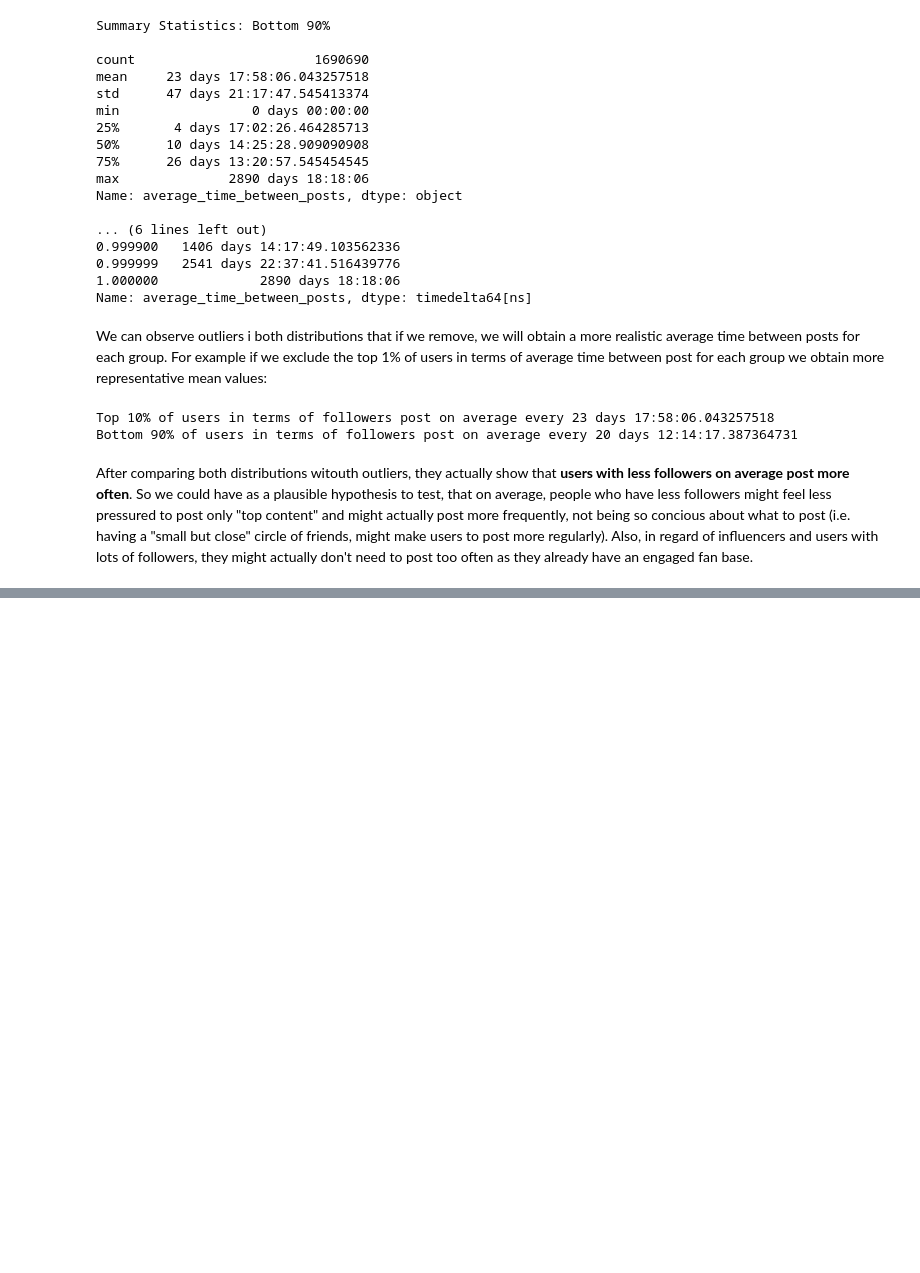
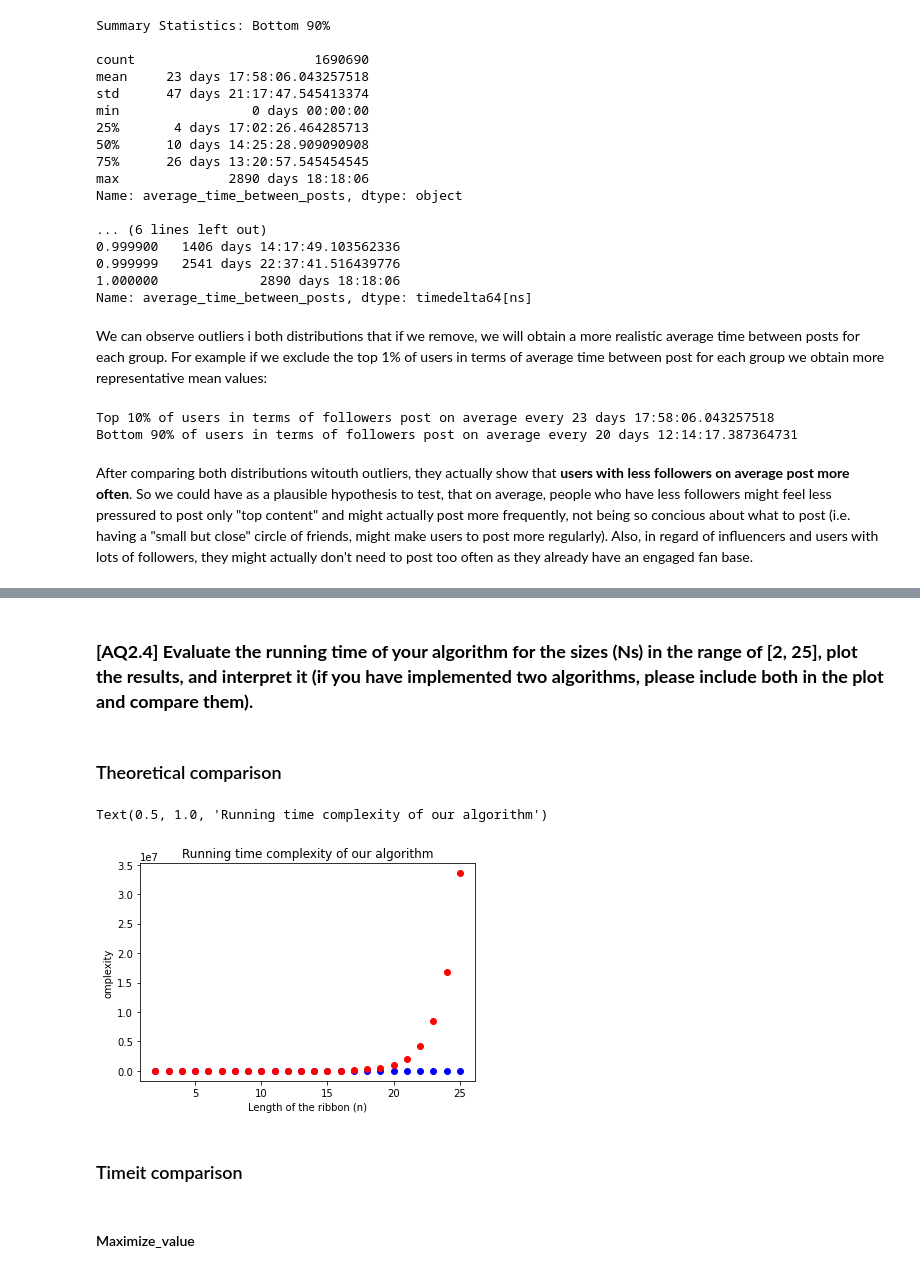
Before and after one commit to Iadiserniag/ADM-HW2, a Jupyter notebook: RQ12345678.ipynb, the cells around one changed output, grey strips where cells are left out. Cells and saved outputs as stored; diff of their text form; code cells hidden in the pictures; blank space fills up the shorter version.

```diff
--- a/RQ12345678.ipynb
+++ b/RQ12345678.ipynb
@@ -1715,0 +2051,34 @@ After comparing both distributions witouth outliers, they actually show that <b>
+# %% [markdown]
+### **[AQ2.4] Evaluate the running time of your algorithm for the sizes (Ns) in the range of [2, 25], plot the results, and interpret it (if you have implemented two algorithms, please include both in the plot and compare them).**
+# %% [markdown]
+### Theoretical comparison
+# %%
+from matplotlib import pyplot as plt
+
+# maximize_value (O(n))
+
+x_values1 = [i for i in range(2, 26)]
+y_values1 = x_values1
+
+
+# FindMaxProdRec (O(2^n))
+
+x_values2 = x_values1
+y_values2 = [2**i for i in range(2, 26)]
+
+fig = plt.figure()
+ax1 = fig.add_subplot(111)
+
+ax1.scatter(x_values1, y_values1, c = 'b', label = 'Linear solution')
+ax1.scatter(x_values2, y_values2, c = 'r', label = 'Exponential solution')
+
+plt.xlabel('Length of the ribbon (n)')
+plt.ylabel('omplexity')
+plt.title('Running time complexity of our algorithm')
+# %% [output]
+Text(0.5, 1.0, 'Running time complexity of our algorithm')
+[figure, added]
+# %% [markdown]
+### Timeit comparison
+# %% [markdown]
+#### Maximize_value
```
Also changed, not shown: parts of 26 cells of this notebook.
